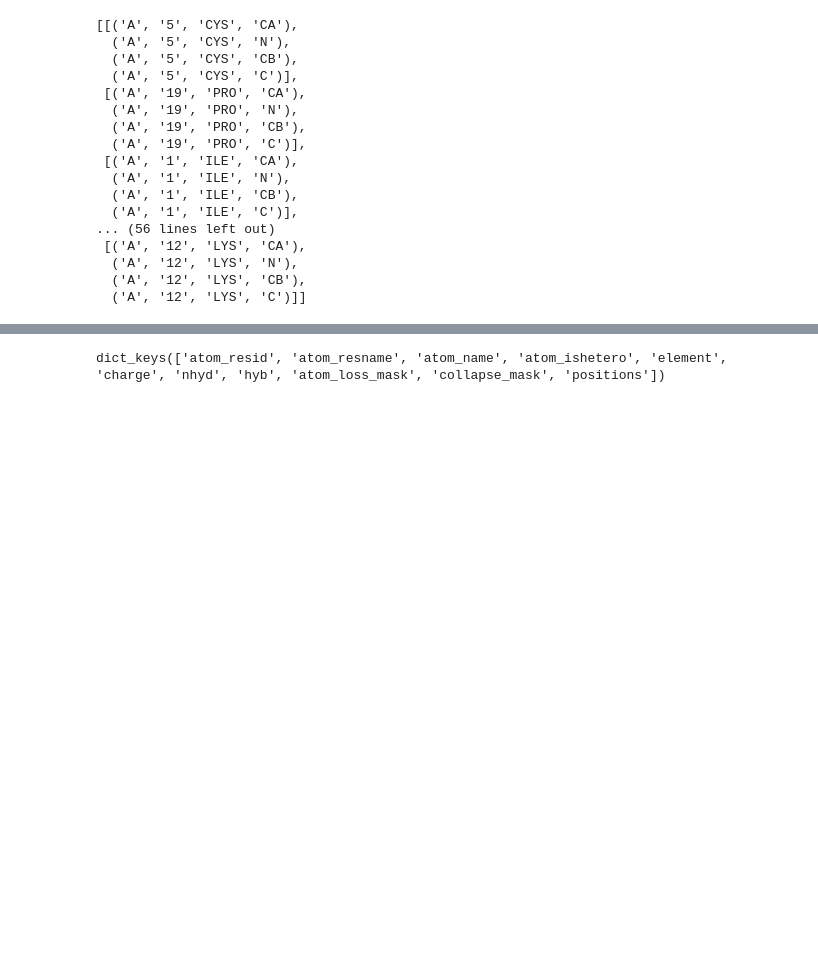
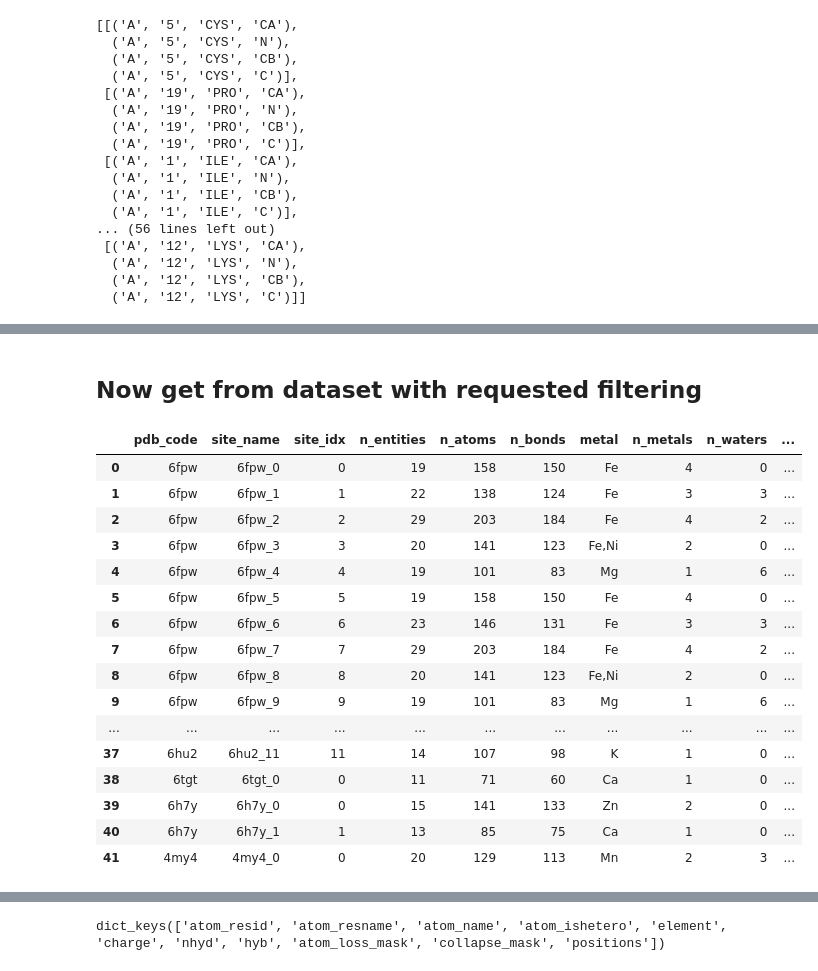
Before and after one commit to EvanKomp/metal_site_modeling, a Jupyter notebook: notebooks/pdb_loader_collator.ipynb, the cells around one changed output, grey strips where cells are left out. Drawn from its saved outputs; the diff is of its cells as text; code cells hidden in the pictures; blank space fills up the shorter version.

Commit message:
ran extract metadata

```diff
--- a/notebooks/pdb_loader_collator.ipynb
+++ b/notebooks/pdb_loader_collator.ipynb
@@ -134,3 +134,5 @@ viewer = visualize_metal_site_3d(site)
 viewer.show()
 # %% [output]
 [interactive output not drawn]
+# %% [markdown]
+## Now get from dataset with requested filtering
@@ -136,0 +141,25 @@ viewer.show()
+# %%
+ds = MetalSiteDataset(
+    cache_folder='../data/1/1.1_parse_sites_metadata',
+)
+# %%
+md = ds.get_metadata()
+md
+# %% [output]
+|  | pdb_code | site_name | site_idx | n_entities | n_atoms | n_bonds | metal | n_metals | n_waters | ... |
+| 0 | 6fpw | 6fpw_0 | 0 | 19 | 158 | 150 | Fe | 4 | 0 | ... |
+| 1 | 6fpw | 6fpw_1 | 1 | 22 | 138 | 124 | Fe | 3 | 3 | ... |
+| 2 | 6fpw | 6fpw_2 | 2 | 29 | 203 | 184 | Fe | 4 | 2 | ... |
+| 3 | 6fpw | 6fpw_3 | 3 | 20 | 141 | 123 | Fe,Ni | 2 | 0 | ... |
+| 4 | 6fpw | 6fpw_4 | 4 | 19 | 101 | 83 | Mg | 1 | 6 | ... |
+| 5 | 6fpw | 6fpw_5 | 5 | 19 | 158 | 150 | Fe | 4 | 0 | ... |
+| 6 | 6fpw | 6fpw_6 | 6 | 23 | 146 | 131 | Fe | 3 | 3 | ... |
+| 7 | 6fpw | 6fpw_7 | 7 | 29 | 203 | 184 | Fe | 4 | 2 | ... |
+| 8 | 6fpw | 6fpw_8 | 8 | 20 | 141 | 123 | Fe,Ni | 2 | 0 | ... |
+| 9 | 6fpw | 6fpw_9 | 9 | 19 | 101 | 83 | Mg | 1 | 6 | ... |
+| ... | ... | ... | ... | ... | ... | ... | ... | ... | ... | ... |
+| 37 | 6hu2 | 6hu2_11 | 11 | 14 | 107 | 98 | K | 1 | 0 | ... |
+| 38 | 6tgt | 6tgt_0 | 0 | 11 | 71 | 60 | Ca | 1 | 0 | ... |
+| 39 | 6h7y | 6h7y_0 | 0 | 15 | 141 | 133 | Zn | 2 | 0 | ... |
+| 40 | 6h7y | 6h7y_1 | 1 | 13 | 85 | 75 | Ca | 1 | 0 | ... |
+| 41 | 4my4 | 4my4_0 | 0 | 20 | 129 | 113 | Mn | 2 | 3 | ... |
```
Also changed, not shown: parts of 16 cells of this notebook, 5 other files.
